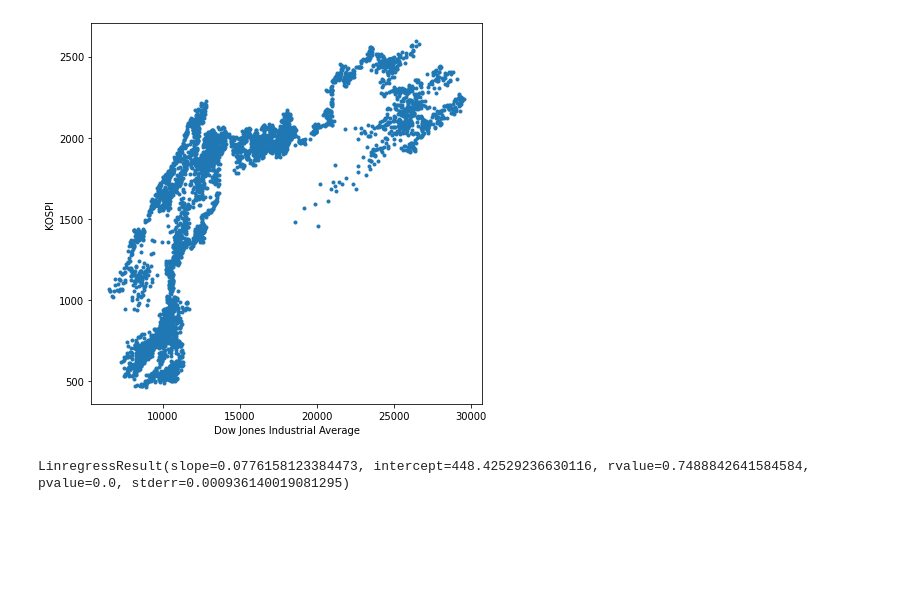
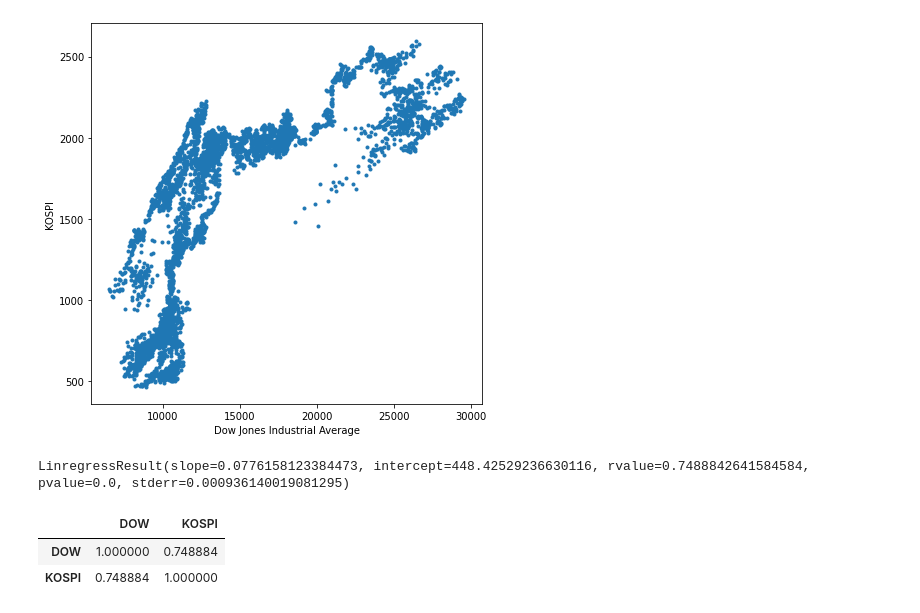
Before and after one commit to yeonhodev/python_stock_trading, a Jupyter notebook: kospi_dow_comparison.ipynb, the cells around one changed output. Drawn from its saved outputs; the diff is of its cells as text; code cells hidden in the pictures; blank space fills up the shorter version.

Commit message:
coefficient of correlation

```diff
--- a/kospi_dow_comparison.ipynb
+++ b/kospi_dow_comparison.ipynb
@@ -181,3 +181,10 @@ regr = stats.linregress(df['DOW'], df['KOSPI']) # linregress() 함수를 이용
 print(regr)
 # %% [output]
 LinregressResult(slope=0.0776158123384473, intercept=448.42529236630116, rvalue=0.7488842641584584, pvalue=0.0, stderr=0.000936140019081295)
+# %%
+# 상관계수 (Coefficient of Correlation) - A자산과 B자산의 상관계수가 1이면, A 자산 가치가 x%만큼 상승할 때 B자산 가치도 x%만큼 상승한다. -1이면 A자산 가치가 x% 만큼 상승할 때 B자산 가치는 x%만큼 하락한다. 상관계수가 0이면 두 자산의 움직임이 서로 전혀 연관성이 없다.
+df.corr()
+# %% [output]
+|  | DOW | KOSPI |
+| DOW | 1.000000 | 0.748884 |
+| KOSPI | 0.748884 | 1.000000 |
```
